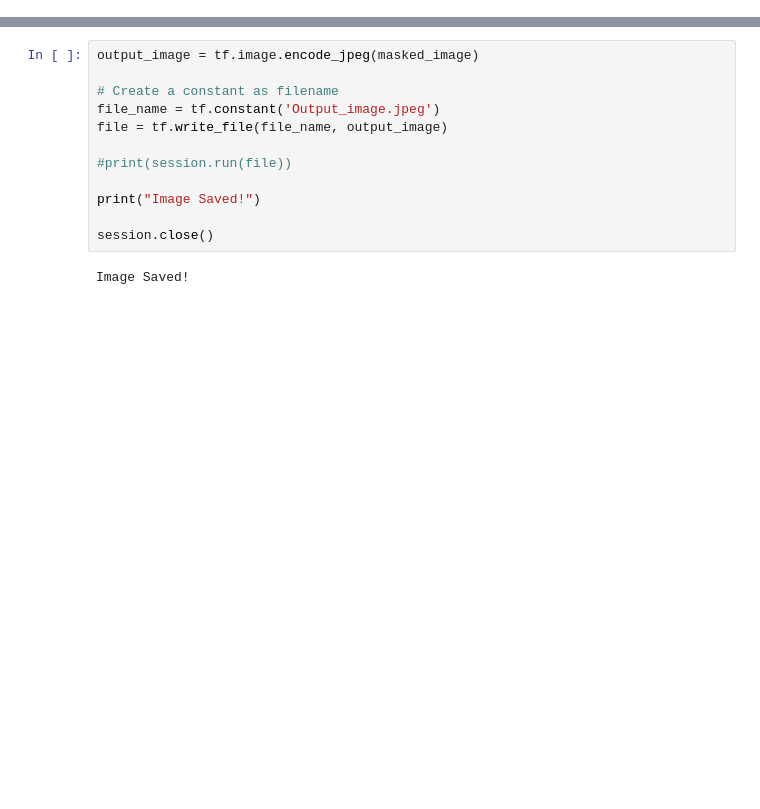
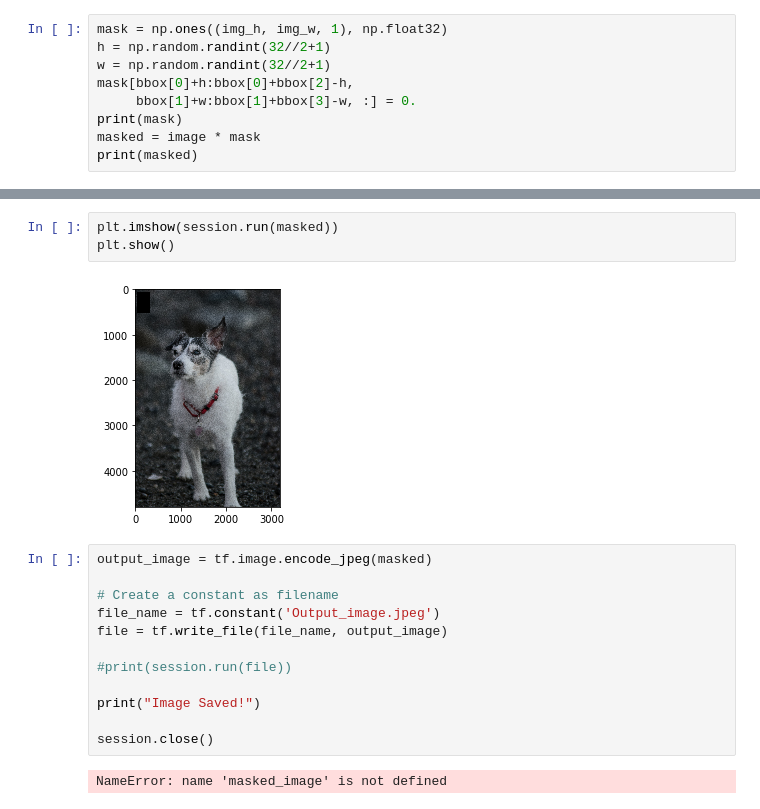
Before and after one commit to apop08/inpainter, a Jupyter notebook: image loading.ipynb, the cells around one changed output, grey strips where cells are left out. Cells and saved outputs as stored; diff of their text form; blank space fills up the shorter version.

Commit message:
mask applied

```diff
--- a/image loading.ipynb
+++ b/image loading.ipynb
@@ -51,0 +33,9 @@ print(bbox)
+# %%
+mask = np.ones((img_h, img_w, 1), np.float32)
+h = np.random.randint(32//2+1)
+w = np.random.randint(32//2+1)
+mask[bbox[0]+h:bbox[0]+bbox[2]-h,
+     bbox[1]+w:bbox[1]+bbox[3]-w, :] = 0.
+print(mask)
+masked = image * mask
+print(masked)
@@ -52,5 +60,10 @@ print(bbox)
+# %%
+plt.imshow(session.run(masked))
+plt.show()
+# %% [output]
+[figure, added]
 # %%
-output_image = tf.image.encode_jpeg(masked_image)
+output_image = tf.image.encode_jpeg(masked)
 
 # Create a constant as filename
 file_name = tf.constant('Output_image.jpeg')
@@ -62,4 +75,4 @@ print("Image Saved!")
 
 session.close()
 # %% [output]
-Image Saved!
+NameError: name 'masked_image' is not defined
```
Also changed, not shown: parts of 3 cells of this notebook, 1 other file.
